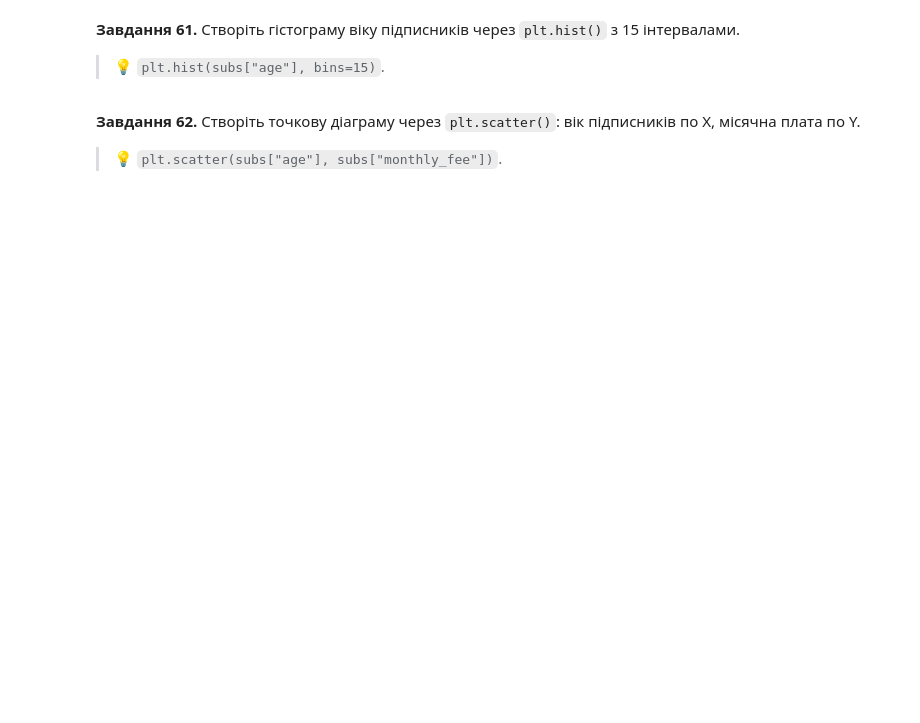
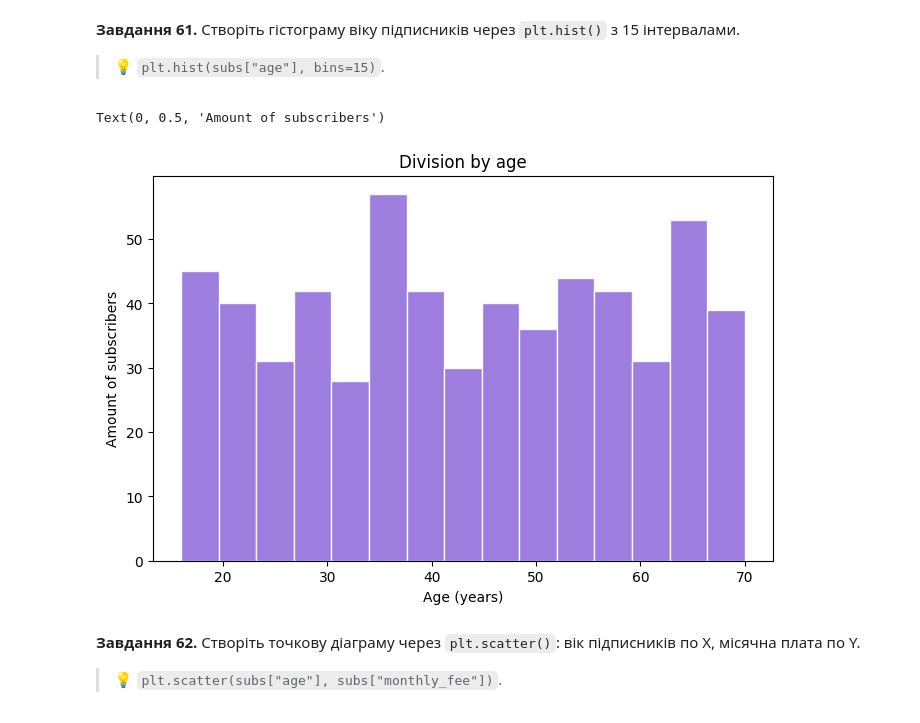
Before and after one commit to NatalieAleksandrova2026/DTA_2026, a Jupyter notebook: Homework/pandas_viz_practice.ipynb, the cells around one changed output. Cells and saved outputs as stored; diff of their text form; code cells hidden in the pictures; blank space fills up the shorter version.

```diff
--- a/Homework/pandas_viz_practice.ipynb
+++ b/Homework/pandas_viz_practice.ipynb
@@ -1171,3 +1176,14 @@ plt.show()
+# %%
+# Завдання 61:
+plt.figure(figsize=(8,5))
+plt.hist(subs["age"], bins=15, color="darkblack" if False else "mediumpurple", edgecolor="white", alpha=0.9)
+
+plt.title("Division by age")
+plt.xlabel("Age (years)")
+plt.ylabel("Amount of subscribers")
+# %% [output]
+Text(0, 0.5, 'Amount of subscribers')
+[figure, added]
 # %% [markdown]
 **Завдання 62.** Створіть точкову діаграму через `plt.scatter()`: вік підписників по X, місячна плата по Y.
 
```
Also changed, not shown: parts of 12 cells of this notebook.
